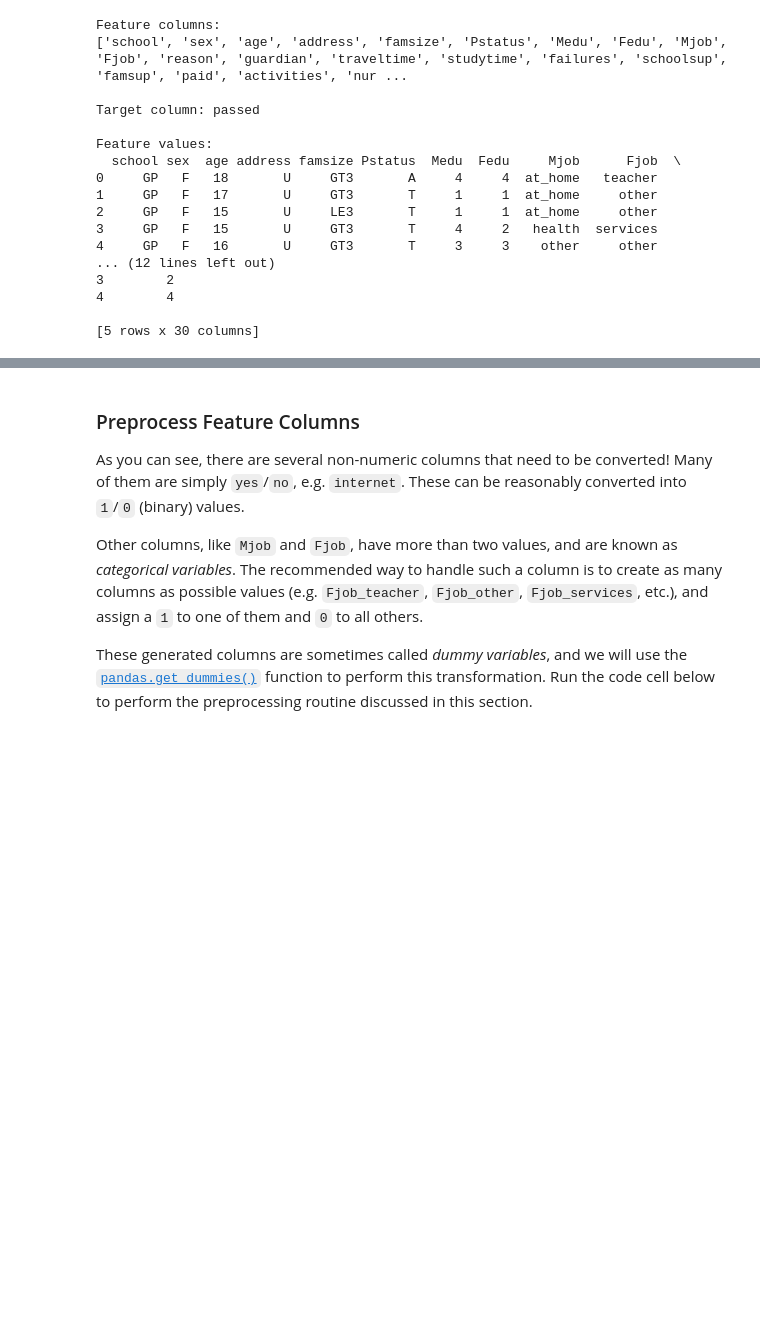
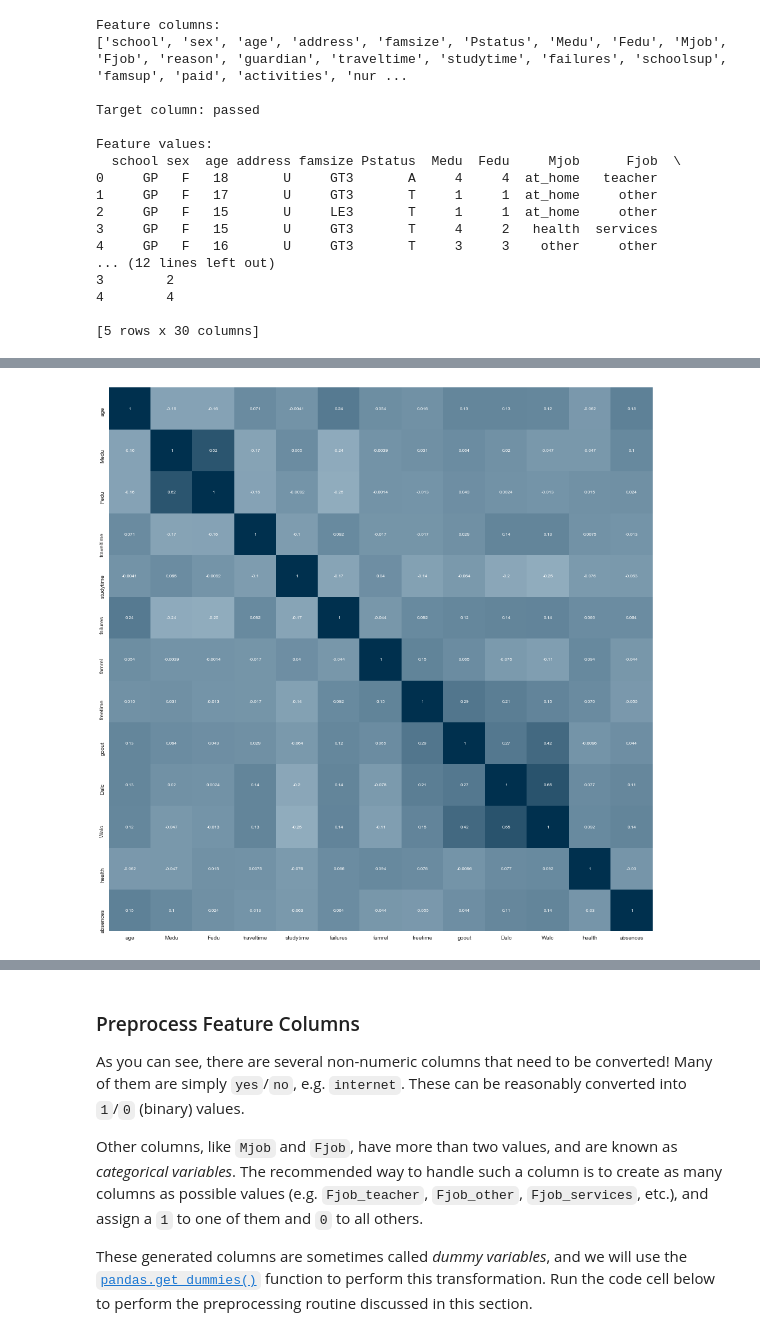
Before and after one commit to bdastmalchi/machine-learning, a Jupyter notebook: projects/student_intervention/student_intervention.ipynb, the cells around one changed output, grey strips where cells are left out. Drawn from its saved outputs; the diff is of its cells as text; code cells hidden in the pictures; blank space fills up the shorter version.

```diff
--- a/projects/student_intervention/student_intervention.ipynb
+++ b/projects/student_intervention/student_intervention.ipynb
@@ -118,0 +125,20 @@ Feature values:
+# %%
+corr = student_data[feature_cols].corr()
+
+_, ax = plt.subplots(figsize=(18, 18))
+
+mask = np.zeros_like(corr)
+mask[np.triu_indices_from(mask)] = True
+
+_ = sns.heatmap(
+    corr,
+    cmap=sns.light_palette("#00304e", as_cmap=True),
+    square=True,
+    cbar=False,
+    ax=ax,
+    annot=True,
+    annot_kws={"fontsize": 8}
+    # mask=mask
+)
+# %% [output]
+[figure, added]
```
Also changed, not shown: parts of 17 cells of this notebook.
